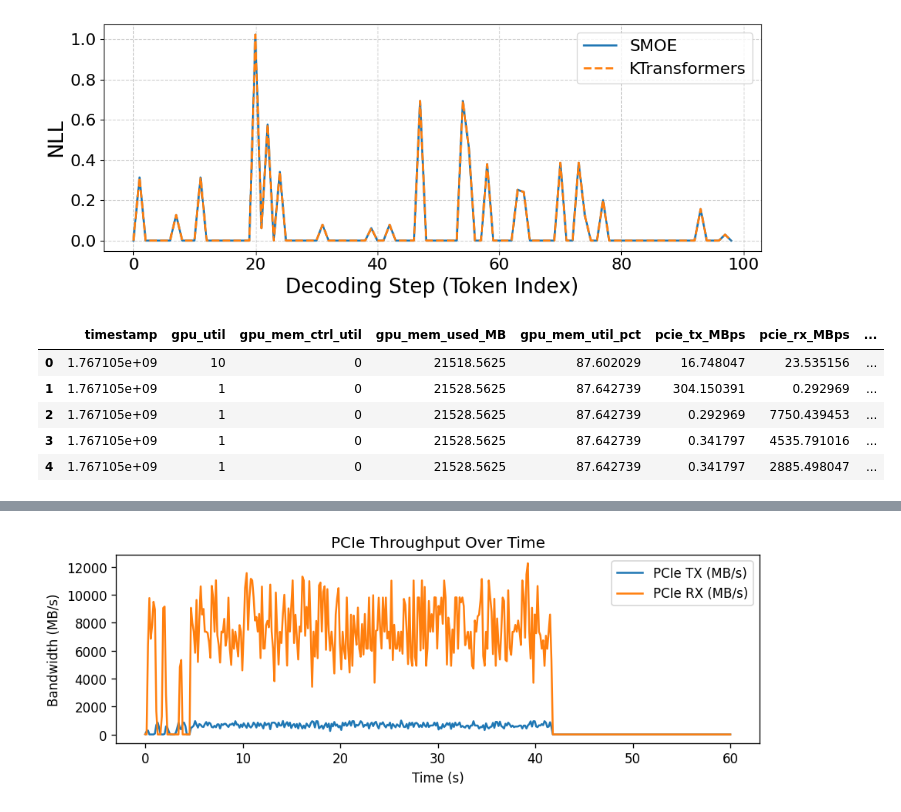
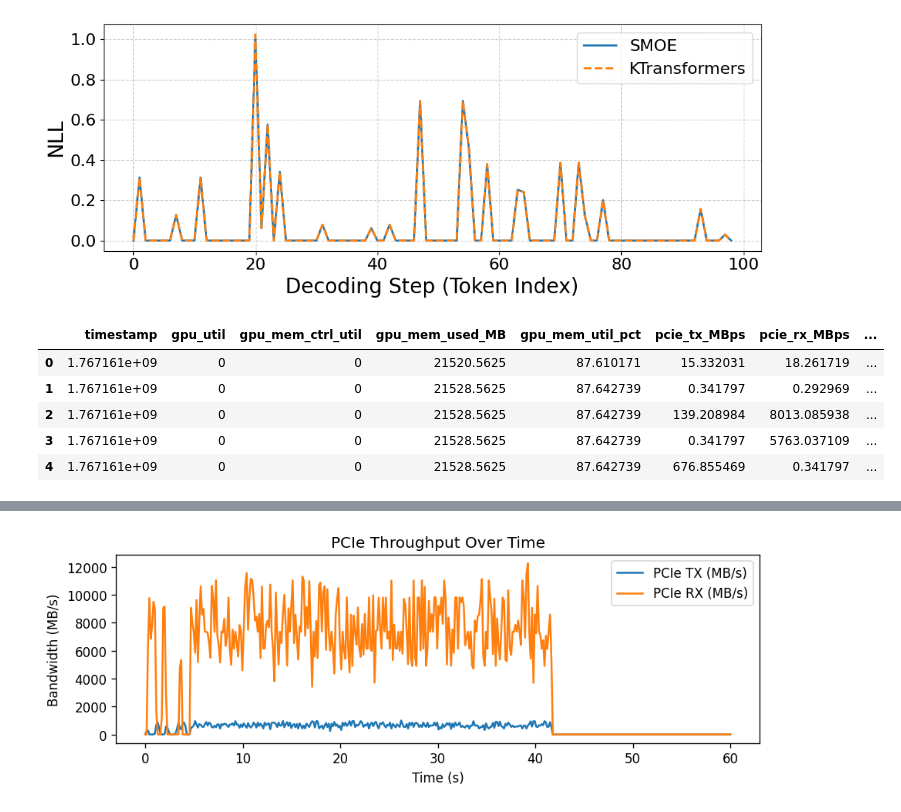
Before and after one commit to rzhang772/ktransformers, a Jupyter notebook: expirments/figures.ipynb, the cells around one changed output, grey strips where cells are left out. Cells and saved outputs as stored; diff of their text form; code cells hidden in the pictures.

```diff
--- a/expirments/figures.ipynb
+++ b/expirments/figures.ipynb
@@ -520,32 +514,32 @@ import matplotlib.pyplot as plt
 %matplotlib inline
 plt.rcParams["figure.dpi"] = 120
 # %%
-smoe_path = "./sys_trace/system_util_trace_smoe10_prefetch2.csv"
-kt_path = "./sys_trace/system_util_trace_kt_10.csv"
+smoe_path = "./sys_trace/system_util_trace_smoe8_prefetch2.csv"
+kt_path = "./sys_trace/system_util_trace_kt_8.csv"
 layer_path = "./sys_trace/system_util_trace_5layer_prefetch1.csv"
 
 smoe_df = pd.read_csv(smoe_path)
 kt_df = pd.read_csv(kt_path)
 layer_df = pd.read_csv(layer_path)
 
 # 把 timestamp 转成相对时间（秒）
 t0 = smoe_df["timestamp"].iloc[0]
 smoe_df["time"] = smoe_df["timestamp"] - t0
 
 t0 = kt_df["timestamp"].iloc[0]
 kt_df["time"] = kt_df["timestamp"] - t0
 
 t0 = layer_df["timestamp"].iloc[0]
 layer_df["time"] = layer_df["timestamp"] - t0
 
 smoe_df.head()
 # %% [output]
 |  | timestamp | gpu_util | gpu_mem_ctrl_util | gpu_mem_used_MB | gpu_mem_util_pct | pcie_tx_MBps | pcie_rx_MBps | ... |
-| 0 | 1.767105e+09 | 10 | 0 | 21518.5625 | 87.602029 | 16.748047 | 23.535156 | ... |
-| 1 | 1.767105e+09 | 1 | 0 | 21528.5625 | 87.642739 | 304.150391 | 0.292969 | ... |
-| 2 | 1.767105e+09 | 1 | 0 | 21528.5625 | 87.642739 | 0.292969 | 7750.439453 | ... |
-| 3 | 1.767105e+09 | 1 | 0 | 21528.5625 | 87.642739 | 0.341797 | 4535.791016 | ... |
-| 4 | 1.767105e+09 | 1 | 0 | 21528.5625 | 87.642739 | 0.341797 | 2885.498047 | ... |
+| 0 | 1.767161e+09 | 0 | 0 | 21520.5625 | 87.610171 | 15.332031 | 18.261719 | ... |
+| 1 | 1.767161e+09 | 0 | 0 | 21528.5625 | 87.642739 | 0.341797 | 0.292969 | ... |
+| 2 | 1.767161e+09 | 0 | 0 | 21528.5625 | 87.642739 | 139.208984 | 8013.085938 | ... |
+| 3 | 1.767161e+09 | 0 | 0 | 21528.5625 | 87.642739 | 0.341797 | 5763.037109 | ... |
+| 4 | 1.767161e+09 | 0 | 0 | 21528.5625 | 87.642739 | 676.855469 | 0.341797 | ... |
 # %%
 fig, ax1 = plt.subplots(figsize=(8, 3))
 
```
Also changed, not shown: parts of 12 cells of this notebook, 13 other files.
